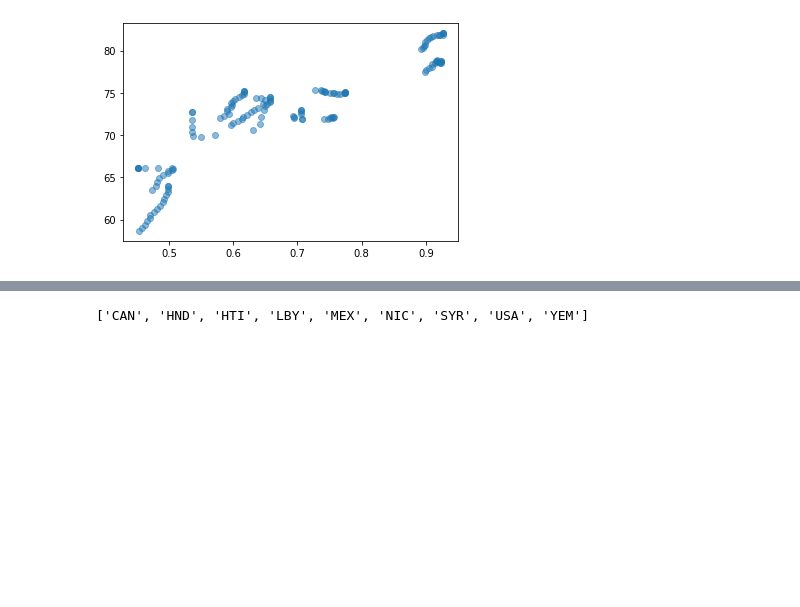
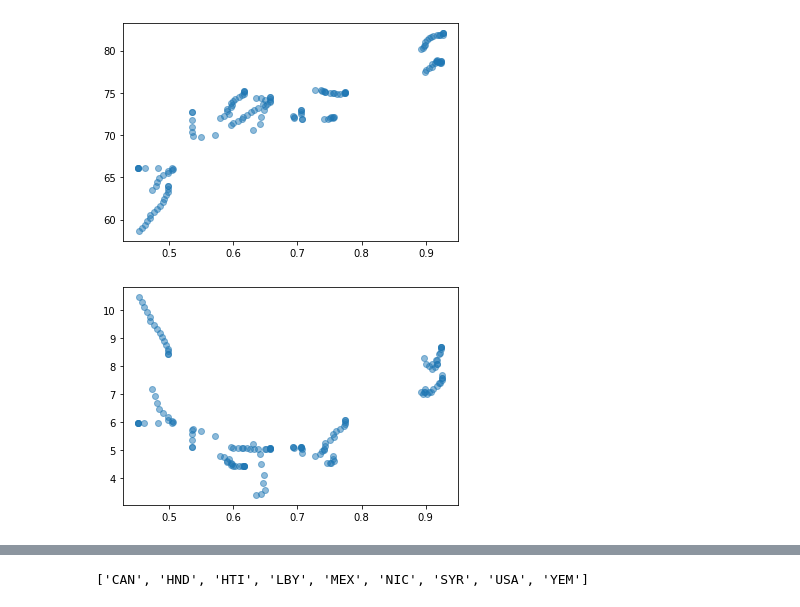
Before and after one commit to chrisvenczel/DataScience_DataMining, a Jupyter notebook: WorkBook.ipynb, the cells around one changed output, grey strips where cells are left out. Drawn from its saved outputs; the diff is of its cells as text; code cells hidden in the pictures; blank space fills up the shorter version.

```diff
--- a/WorkBook.ipynb
+++ b/WorkBook.ipynb
@@ -136,3 +148,8 @@ plt.scatter(keyIndicators['human_development_index'], keyIndicators['life_expect
 plt.show()
 # %% [output]
 [figure]
+# %%
+plt.scatter(keyIndicators['human_development_index'], keyIndicators['death_rate_per_1000'], alpha=0.5)
+plt.show()
+# %% [output]
+[figure, added]
```
Also changed, not shown: parts of 27 cells of this notebook.
